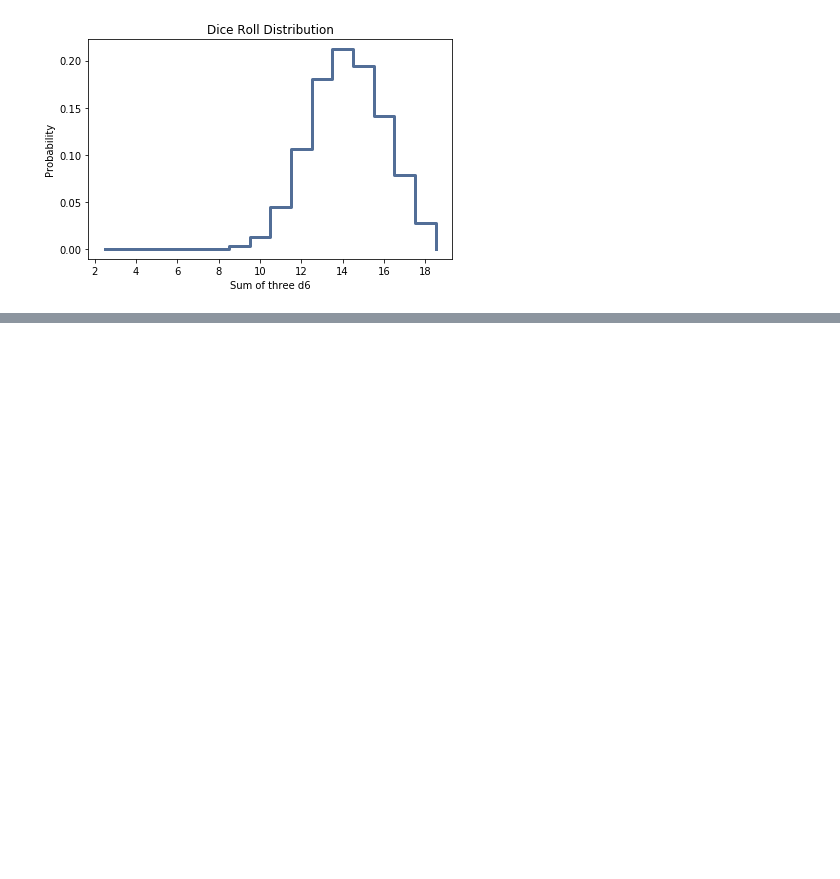
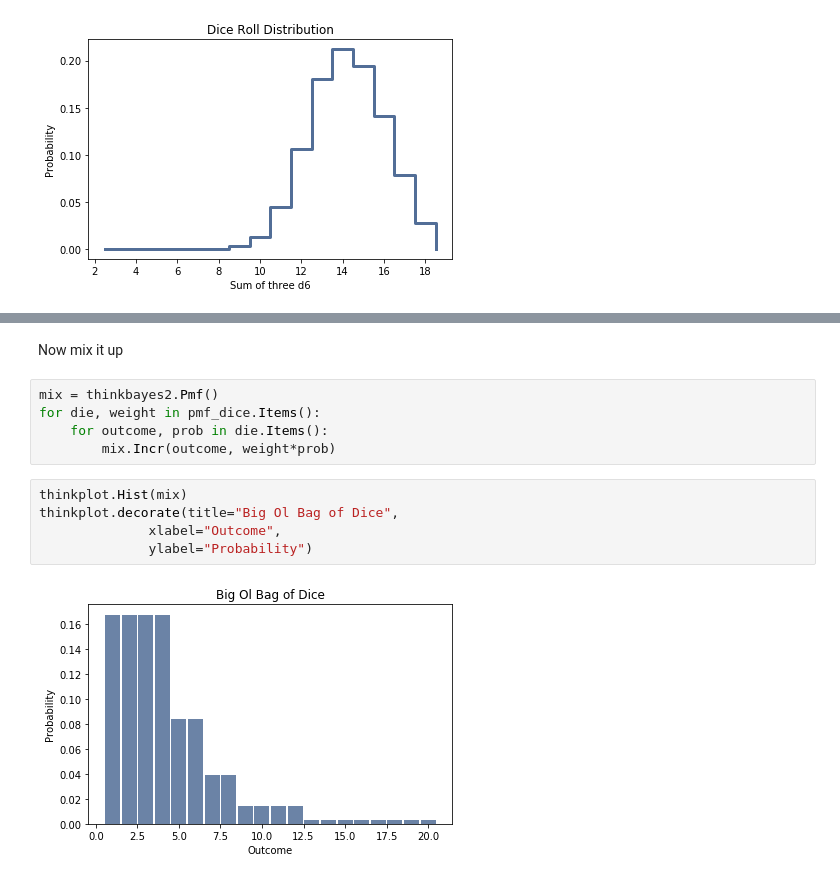
Before and after one commit to lawsonvt/ThinkBayes2, a Jupyter notebook: code/addends_maxima_mixtures.ipynb, the cells around one changed output, grey strips where cells are left out. Cells and saved outputs as stored; diff of their text form; blank space fills up the shorter version.

```diff
--- a/code/addends_maxima_mixtures.ipynb
+++ b/code/addends_maxima_mixtures.ipynb
@@ -123,0 +155,14 @@ thinkplot.decorate(title="Dice Roll Distribution",
+# %% [markdown]
+Now mix it up
+# %%
+mix = thinkbayes2.Pmf()
+for die, weight in pmf_dice.Items():
+    for outcome, prob in die.Items():
+        mix.Incr(outcome, weight*prob)
+# %%
+thinkplot.Hist(mix)
+thinkplot.decorate(title="Big Ol Bag of Dice",
+              xlabel="Outcome",
+              ylabel="Probability")
+# %% [output]
+[figure, added]
```
Also changed, not shown: parts of 20 cells of this notebook.
